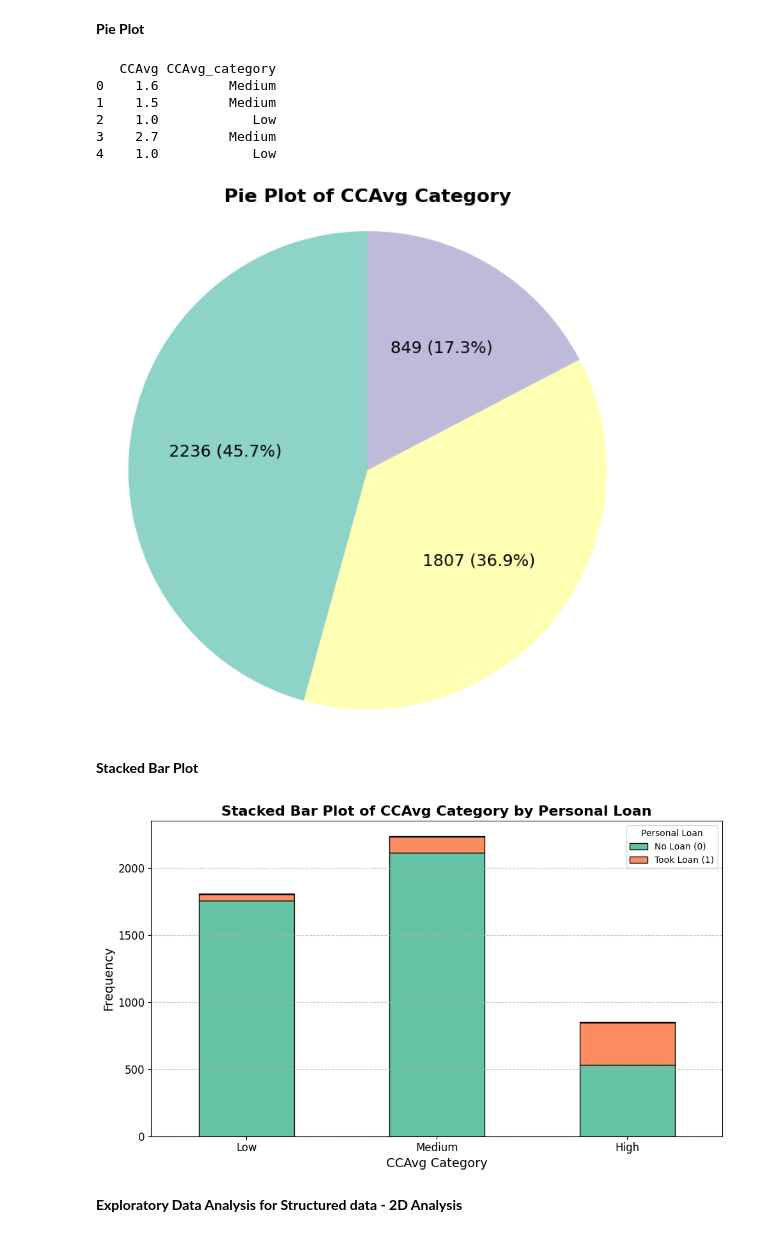
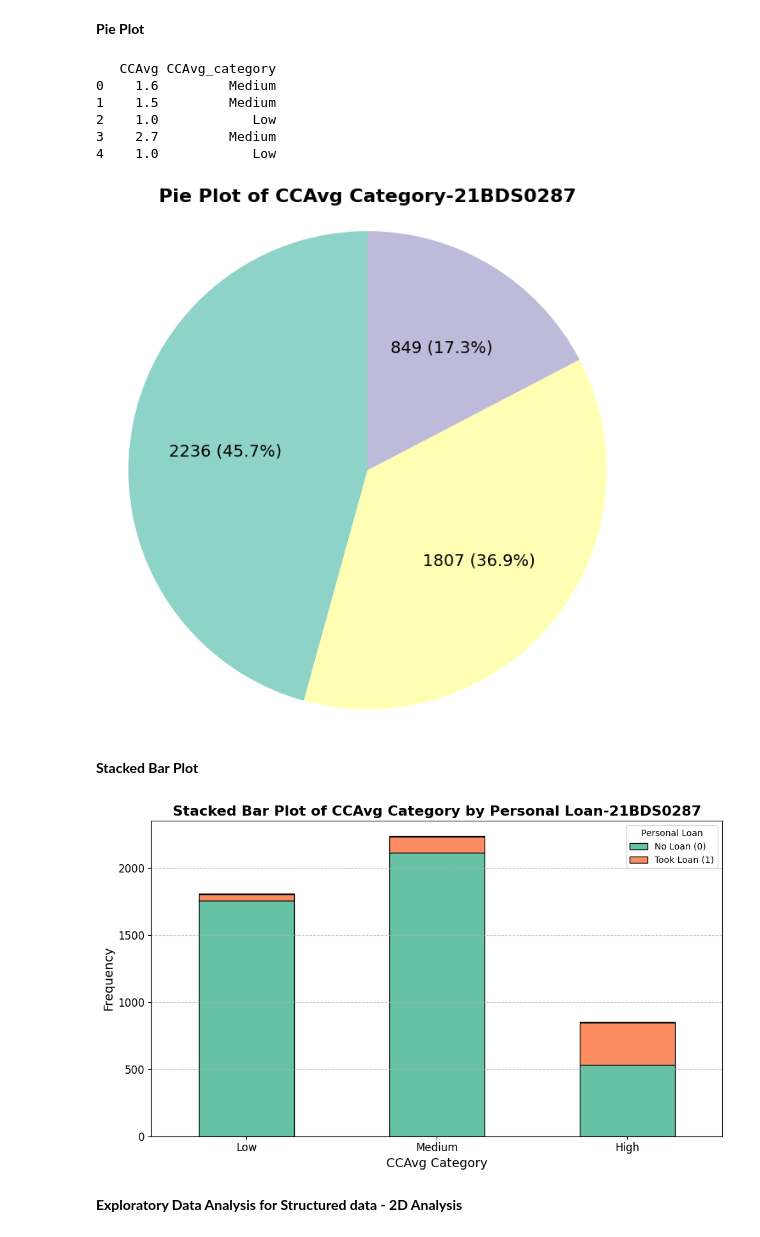
Before and after one commit to KVinayReddy7/21BDS0287-EDA, a Jupyter notebook: Module4.ipynb, the cells around one changed output. Saved outputs shown, nothing was run; the diff lists cells and outputs as text; code cells hidden in the pictures.

```diff
--- a/Module4.ipynb
+++ b/Module4.ipynb
@@ -175,36 +175,36 @@ def func(pct, allvalues):
     absolute = int(pct / 100. * sum(allvalues))
     return f'{absolute} ({pct:.1f}%)' if pct > 5 else ''  # Show percentages only if >5%
 
 # Create a figure for the pie chart
 plt.figure(figsize=(8, 8))
 
 # Calculate sizes for each category
 sizes = df['CCAvg_category'].value_counts()
 
 # Use a color palette from Seaborn for a more diverse look
 colors = sns.color_palette("Set3", n_colors=len(sizes))
 
 # Create the pie chart
 plt.pie(sizes,
         autopct=lambda pct: func(pct, sizes),
         startangle=90,
         colors=colors,
         textprops={'fontsize': 14})
 
 # Title and layout settings
-plt.title("Pie Plot of CCAvg Category", fontsize=16, fontweight='bold', color='black')
-plt.axis('equal')  # Equal aspect ratio ensures pie is drawn as a circle
+plt.title("Pie Plot of CCAvg Category-21BDS0287", fontsize=16, fontweight='bold', color='black')
+plt.axis('equal')
 
 # Show the plot
 plt.show()
 # %% [output]
    CCAvg CCAvg_category
 0    1.6         Medium
 1    1.5         Medium
 2    1.0            Low
 3    2.7         Medium
 4    1.0            Low
-[figure, old version]
+[figure, new version]
 # %% [markdown]
 **Stacked Bar Plot**
 # %%
@@ -220,7 +220,7 @@ colors = sns.color_palette("Set2", n_colors=len(pivot_table.columns))
 pivot_table.plot(kind='bar', stacked=True, color=colors, edgecolor='black', ax=plt.gca())
 
 # Titles and labels
-plt.title("Stacked Bar Plot of CCAvg Category by Personal Loan", fontsize=16, fontweight='bold', color='black')
+plt.title("Stacked Bar Plot of CCAvg Category by Personal Loan-21BDS0287", fontsize=16, fontweight='bold', color='black')
 plt.xlabel("CCAvg Category", fontsize=14, color='black')
 plt.ylabel("Frequency", fontsize=14, color='black')
 
@@ -240,7 +240,7 @@ plt.tight_layout()
 # Show the plot
 plt.show()
 # %% [output]
-[figure, old version]
+[figure, new version]
 # %% [markdown]
 **Exploratory Data Analysis for Structured data - 2D Analysis**
 # %% [markdown]
```
Also changed, not shown: parts of 8 cells of this notebook.
